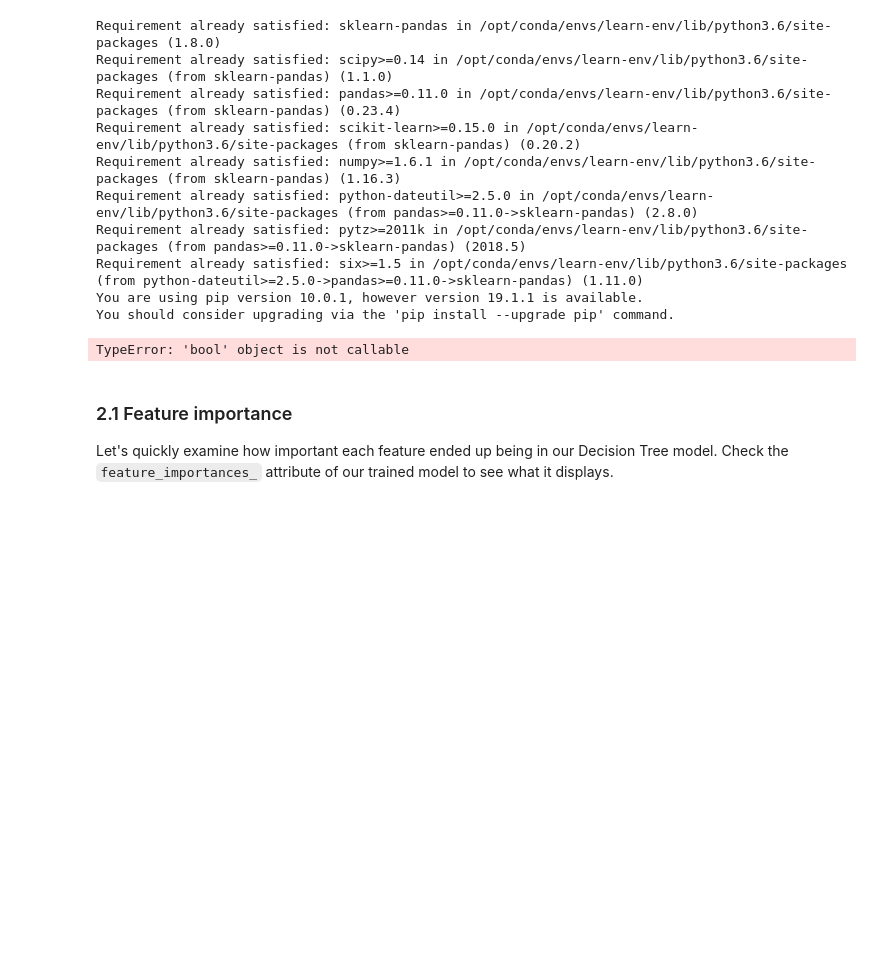
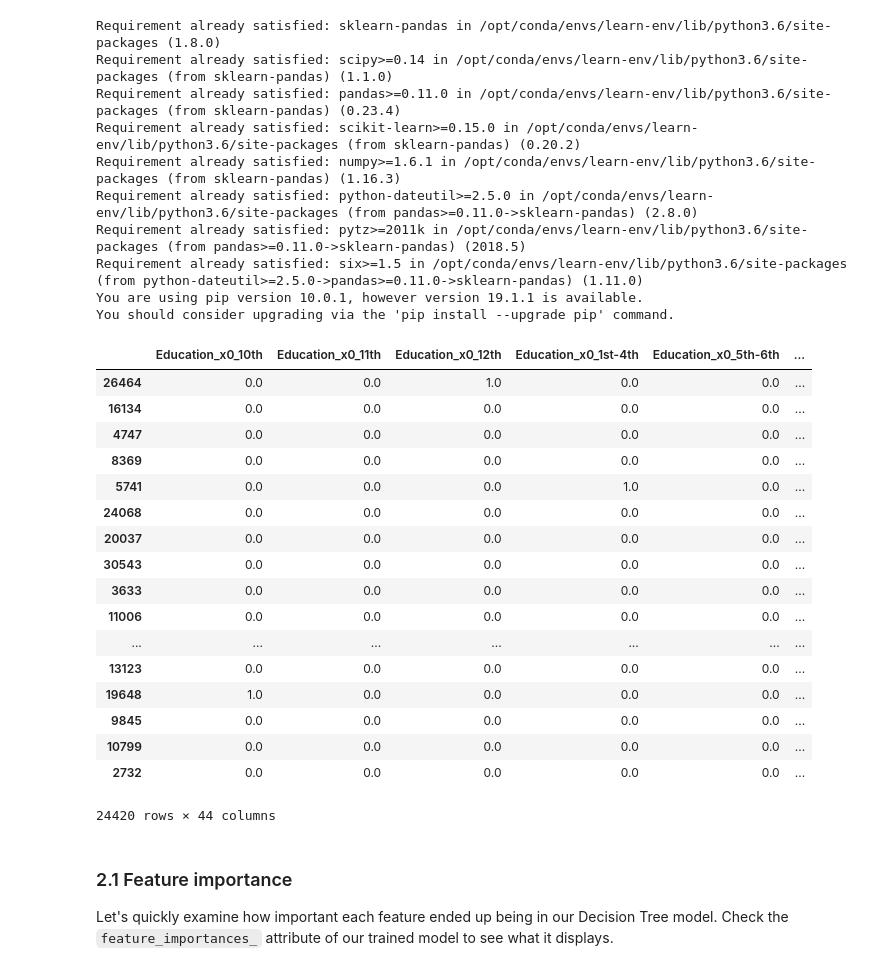
Before and after one commit to UpwardTrajectory/dsc-3-32-04-tree-ensembles-and-random-forests-lab-seattle-ds-career-040119, a Jupyter notebook: index.ipynb, the cells around one changed output. Saved outputs shown, nothing was run; the diff lists cells and outputs as text; code cells hidden in the pictures; blank space fills up the shorter version.

```diff
--- a/index.ipynb
+++ b/index.ipynb
@@ -128,14 +128,31 @@ You should consider upgrading via the 'pip install --upgrade pip' command.
 # %%
 define_features = skp.gen_features(
     columns=[['Education'], ['Occupation'], ['Relationship'], ['Race'], ['Sex']],
     classes=[OneHotEncoder]
 )
 
 one_hot_map = skp.DataFrameMapper(define_features, df_out=True)
 data_out = one_hot_map.fit_transform(data_train)
-one_hot_map.transform
+data_out
 # %% [output]
+|  | Education_x0_10th | Education_x0_11th | Education_x0_12th | Education_x0_1st-4th | Education_x0_5th-6th | ... |
+| 26464 | 0.0 | 0.0 | 1.0 | 0.0 | 0.0 | ... |
+| 16134 | 0.0 | 0.0 | 0.0 | 0.0 | 0.0 | ... |
+| 4747 | 0.0 | 0.0 | 0.0 | 0.0 | 0.0 | ... |
+| 8369 | 0.0 | 0.0 | 0.0 | 0.0 | 0.0 | ... |
+| 5741 | 0.0 | 0.0 | 0.0 | 1.0 | 0.0 | ... |
+| 24068 | 0.0 | 0.0 | 0.0 | 0.0 | 0.0 | ... |
+| 20037 | 0.0 | 0.0 | 0.0 | 0.0 | 0.0 | ... |
+| 30543 | 0.0 | 0.0 | 0.0 | 0.0 | 0.0 | ... |
+| 3633 | 0.0 | 0.0 | 0.0 | 0.0 | 0.0 | ... |
+| 11006 | 0.0 | 0.0 | 0.0 | 0.0 | 0.0 | ... |
+| ... | ... | ... | ... | ... | ... | ... |
+| 13123 | 0.0 | 0.0 | 0.0 | 0.0 | 0.0 | ... |
+| 19648 | 1.0 | 0.0 | 0.0 | 0.0 | 0.0 | ... |
+| 9845 | 0.0 | 0.0 | 0.0 | 0.0 | 0.0 | ... |
+| 10799 | 0.0 | 0.0 | 0.0 | 0.0 | 0.0 | ... |
+| 2732 | 0.0 | 0.0 | 0.0 | 0.0 | 0.0 | ... |
-TypeError: 'bool' object is not callable
+24420 rows × 44 columns
 # %%
 tree_clf = None
 # %% [markdown]
```
